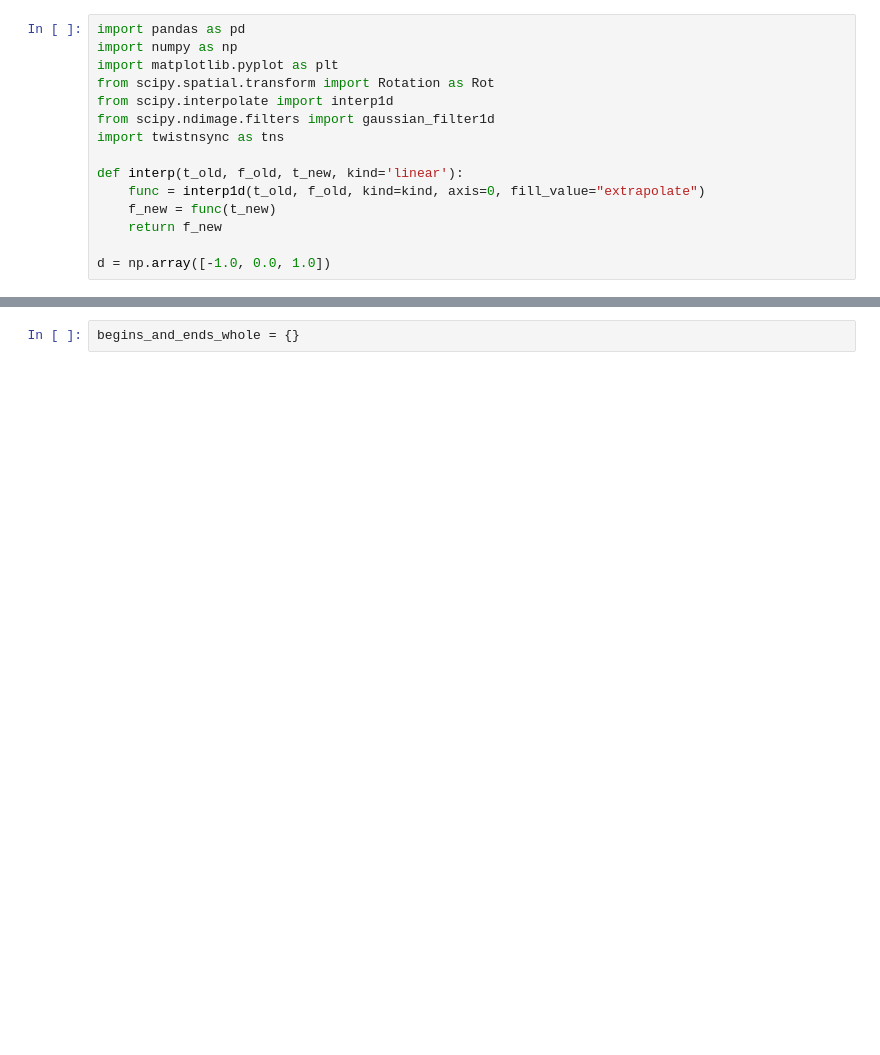
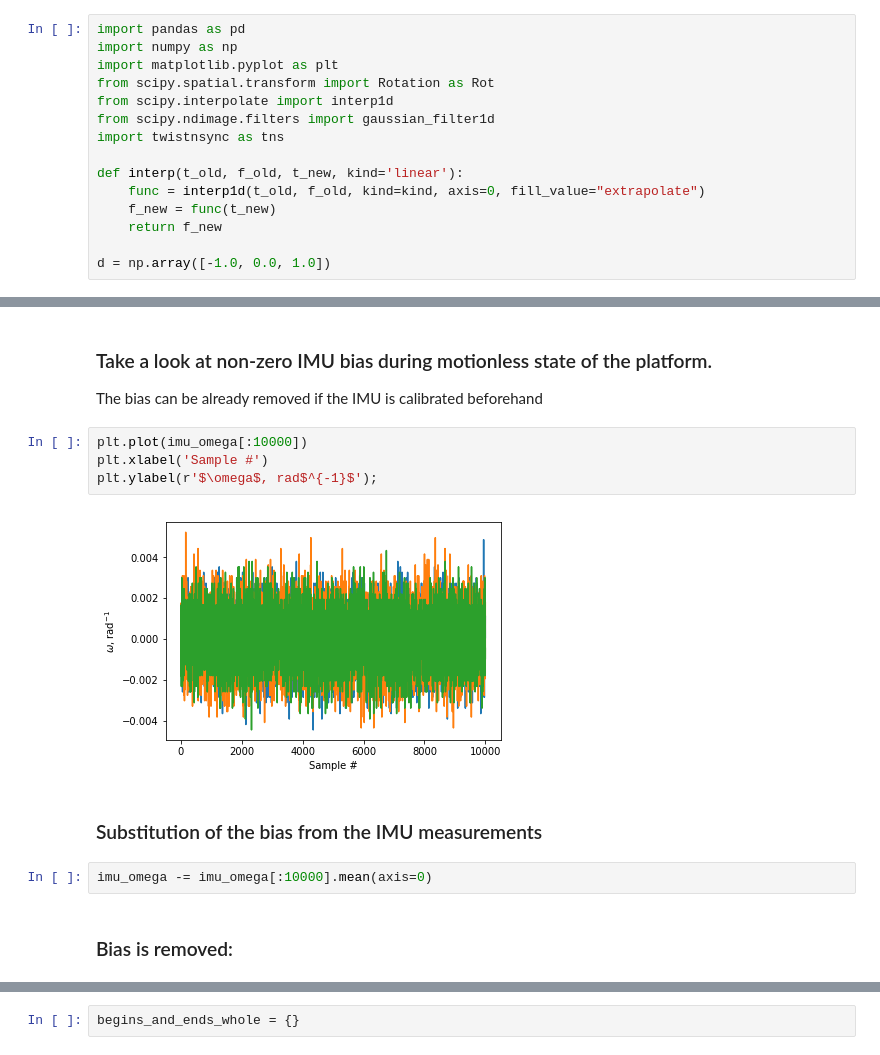
Before and after one commit to Marselka/mocap_imu_offset_obtaining_, a Jupyter notebook: mocap_imu_offset_otaining.ipynb, the cells around one changed output, grey strips where cells are left out. Cells and saved outputs as stored; diff of their text form; blank space fills up the shorter version.

```diff
--- a/mocap_imu_offset_otaining.ipynb
+++ b/mocap_imu_offset_otaining.ipynb
@@ -115,0 +102,15 @@ data_obj = Data('data/mocap.csv', fs=200.)
+# %% [markdown]
+### Take a look at non-zero IMU bias during motionless state of the platform.
+The bias can be already removed if the IMU is calibrated beforehand
+# %%
+plt.plot(imu_omega[:10000])
+plt.xlabel('Sample #')
+plt.ylabel(r'$\omega$, rad$^{-1}$');
+# %% [output]
+[figure, added]
+# %% [markdown]
+### Substitution of the bias from the IMU measurements
+# %%
+imu_omega -= imu_omega[:10000].mean(axis=0)
+# %% [markdown]
+### Bias is removed:
```
Also changed, not shown: parts of 21 cells of this notebook.
